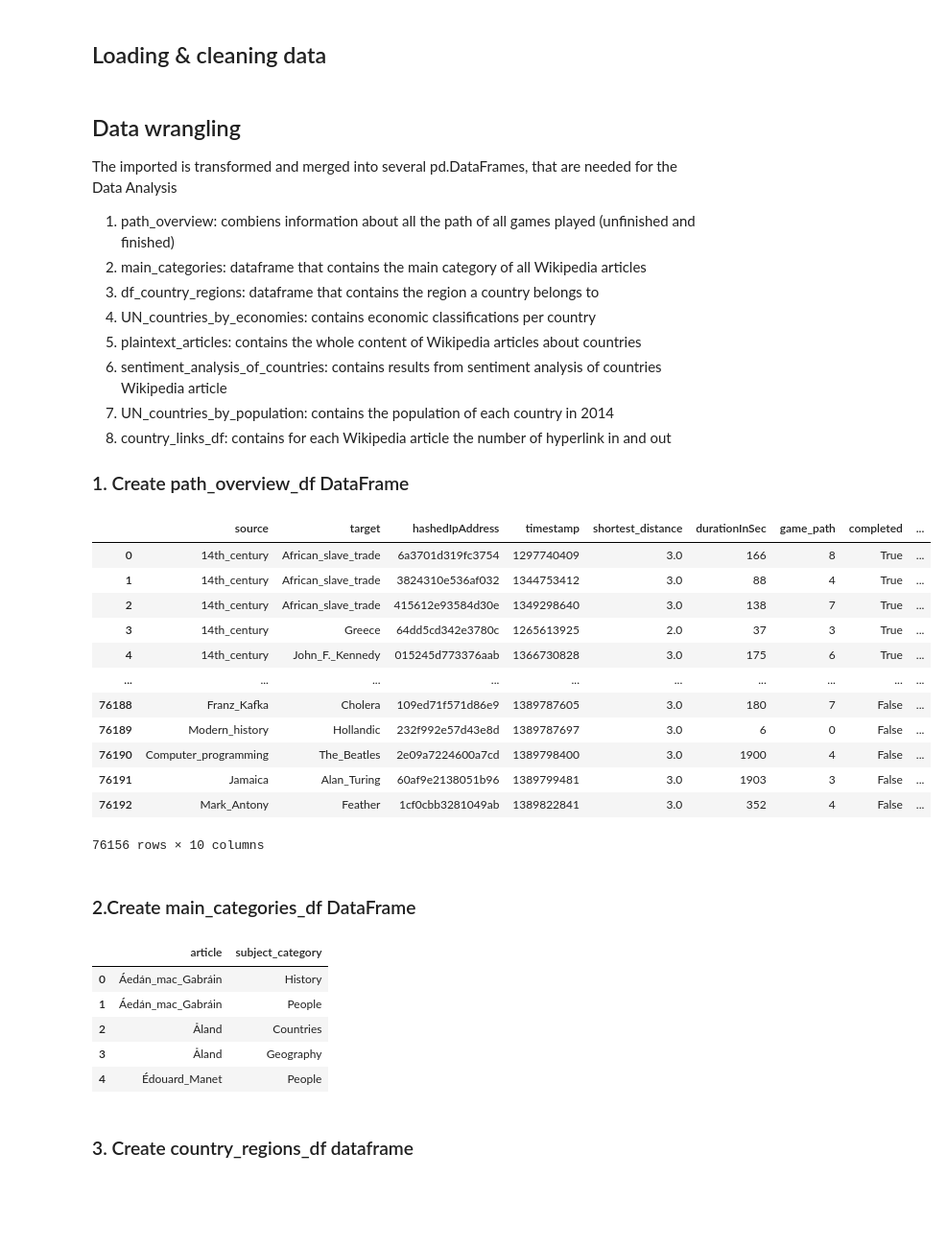
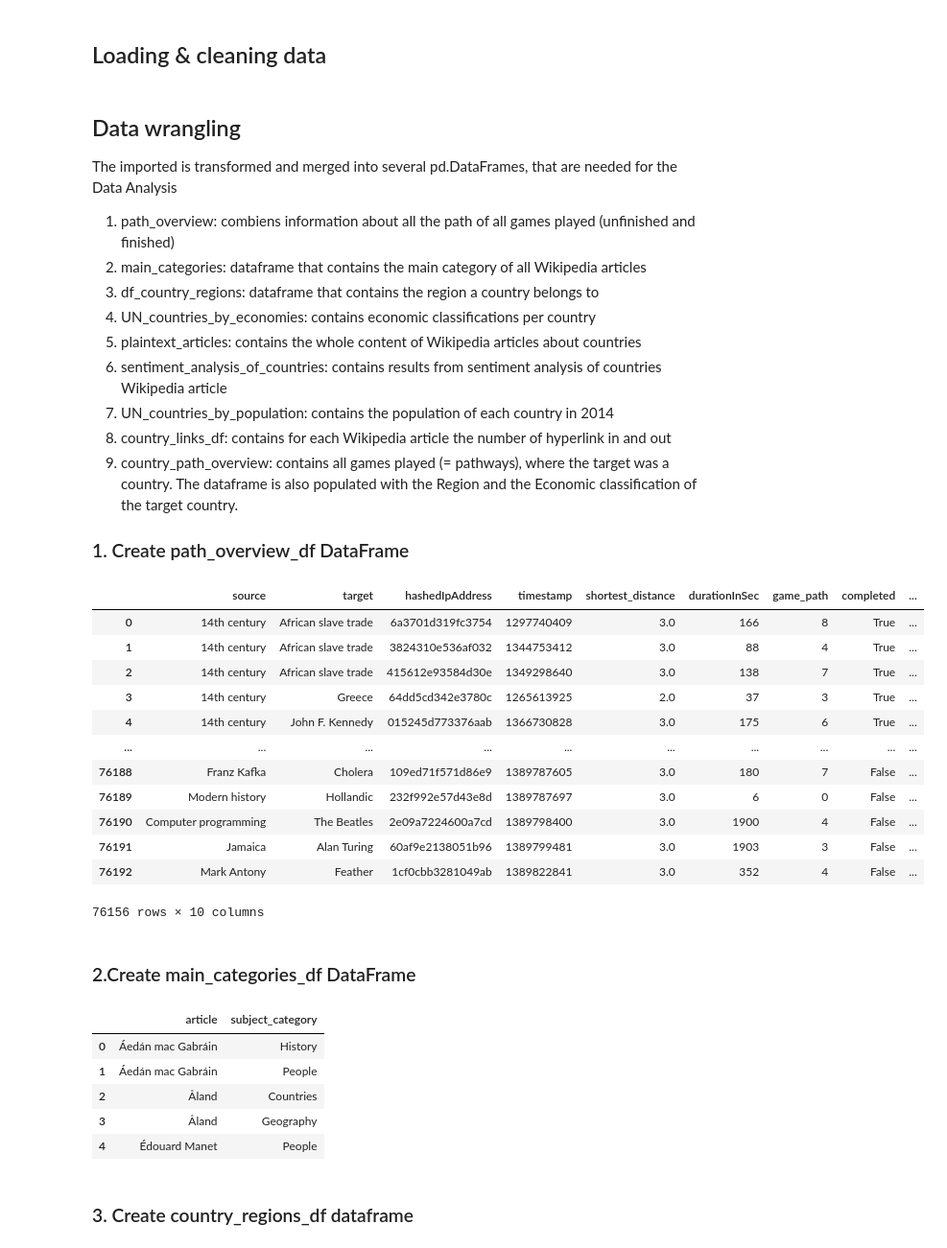
Before and after one commit to epfl-ada/ada-2023-project-jellyfish401, a Jupyter notebook: p2.ipynb, the cells around one changed output. Shown at 96% size. Drawn from its saved outputs; the diff is of its cells as text; code cells hidden in the pictures; blank space fills up the shorter version.

```diff
--- a/p2.ipynb
+++ b/p2.ipynb
@@ -96,6 +96,7 @@ The imported is transformed and merged into several pd.DataFrames, that are need
 6. sentiment_analysis_of_countries: contains results from sentiment analysis of countries Wikipedia article
 7. UN_countries_by_population: contains the population of each country in 2014
 8. country_links_df: contains for each Wikipedia article the number of hyperlink in and out
+9. country_path_overview: contains all games played (= pathways), where the target was a country. The dataframe is also populated with the Region and the Economic classification of the target country.
 
 
 
@@ -130,44 +131,48 @@ help_articles = articles.set_index("article")
 # shortest path length is added to the path_overview
 # Create a copy of the 'path_overview' DataFrame to avoid modifying the original
 path_overview_copy = path_overview.copy()
 
 # Apply the find_path_distance function to each row
 path_overview_copy['shortest_distance'] = path_overview_copy.apply(
     lambda row: hlp.find_path_distance(row['source'], row['target'], help_articles, table_distance), axis=1
 )
 
 # Update the original 'path_overview' DataFrame with the new 'shortest_distance' column
 path_overview['shortest_distance'] = path_overview_copy['shortest_distance']
 
 #remove all rows where the source or target article is not among the available articles in the dataset
 path_overview = path_overview.drop(path_overview[~(path_overview['source'].isin(articles['article'].array))].index)
 path_overview = path_overview.drop(path_overview[~(path_overview['target'].isin(articles['article'].array))].index)
 
 # remove all rows where there is no path between the source article and target article
 path_overview = path_overview.drop(path_overview[path_overview['shortest_distance'] == -1].index)
 path_overview.insert(4, 'shortest_distance', path_overview.pop('shortest_distance'))
 
 # Translating article names from URL to latin characters
 path_overview['source'].apply(unquote)
 path_overview['target'].apply(unquote)
 
 # Rename and reste index
 path_overview_df = path_overview.copy()
 
+# Changes names to be consitent from United_States to United States
+path_overview_df['source'] = [el.replace('_',' ') for el in path_overview_df['source']]
+path_overview_df['target'] = [el.replace('_',' ') for el in path_overview_df['target']]
+
 display(path_overview_df)
 # %% [output]
 |  | source | target | hashedIpAddress | timestamp | shortest_distance | durationInSec | game_path | completed | ... |
-| 0 | 14th_century | African_slave_trade | 6a3701d319fc3754 | 1297740409 | 3.0 | 166 | 8 | True | ... |
-| 1 | 14th_century | African_slave_trade | 3824310e536af032 | 1344753412 | 3.0 | 88 | 4 | True | ... |
-| 2 | 14th_century | African_slave_trade | 415612e93584d30e | 1349298640 | 3.0 | 138 | 7 | True | ... |
-| 3 | 14th_century | Greece | 64dd5cd342e3780c | 1265613925 | 2.0 | 37 | 3 | True | ... |
-| 4 | 14th_century | John_F._Kennedy | 015245d773376aab | 1366730828 | 3.0 | 175 | 6 | True | ... |
+| 0 | 14th century | African slave trade | 6a3701d319fc3754 | 1297740409 | 3.0 | 166 | 8 | True | ... |
+| 1 | 14th century | African slave trade | 3824310e536af032 | 1344753412 | 3.0 | 88 | 4 | True | ... |
+| 2 | 14th century | African slave trade | 415612e93584d30e | 1349298640 | 3.0 | 138 | 7 | True | ... |
+| 3 | 14th century | Greece | 64dd5cd342e3780c | 1265613925 | 2.0 | 37 | 3 | True | ... |
+| 4 | 14th century | John F. Kennedy | 015245d773376aab | 1366730828 | 3.0 | 175 | 6 | True | ... |
 | ... | ... | ... | ... | ... | ... | ... | ... | ... | ... |
-| 76188 | Franz_Kafka | Cholera | 109ed71f571d86e9 | 1389787605 | 3.0 | 180 | 7 | False | ... |
-| 76189 | Modern_history | Hollandic | 232f992e57d43e8d | 1389787697 | 3.0 | 6 | 0 | False | ... |
-| 76190 | Computer_programming | The_Beatles | 2e09a7224600a7cd | 1389798400 | 3.0 | 1900 | 4 | False | ... |
-| 76191 | Jamaica | Alan_Turing | 60af9e2138051b96 | 1389799481 | 3.0 | 1903 | 3 | False | ... |
-| 76192 | Mark_Antony | Feather | 1cf0cbb3281049ab | 1389822841 | 3.0 | 352 | 4 | False | ... |
+| 76188 | Franz Kafka | Cholera | 109ed71f571d86e9 | 1389787605 | 3.0 | 180 | 7 | False | ... |
+| 76189 | Modern history | Hollandic | 232f992e57d43e8d | 1389787697 | 3.0 | 6 | 0 | False | ... |
+| 76190 | Computer programming | The Beatles | 2e09a7224600a7cd | 1389798400 | 3.0 | 1900 | 4 | False | ... |
+| 76191 | Jamaica | Alan Turing | 60af9e2138051b96 | 1389799481 | 3.0 | 1903 | 3 | False | ... |
+| 76192 | Mark Antony | Feather | 1cf0cbb3281049ab | 1389822841 | 3.0 | 352 | 4 | False | ... |
 76156 rows × 10 columns
 # %% [markdown]
 ### 2.Create main_categories_df DataFrame
@@ -176,18 +181,19 @@ display(path_overview_df)
 categories = categories_load.copy()
 categories['subject_category'] = categories['category'].apply(hlp.extract_subject_category)
 
-# Create a dataFrame with only the relevant columns
+# Create a dataFrame with only the relevant columns and remove _
+categories['article'] = [el.replace('_',' ') for el in categories['article']]
 main_categories_df = categories[['article', 'subject_category']]
 
 # Display the new DataFrame
 main_categories_df.head()
 # %% [output]
 |  | article | subject_category |
-| 0 | Áedán_mac_Gabráin | History |
-| 1 | Áedán_mac_Gabráin | People |
+| 0 | Áedán mac Gabráin | History |
+| 1 | Áedán mac Gabráin | People |
 | 2 | Åland | Countries |
 | 3 | Åland | Geography |
-| 4 | Édouard_Manet | People |
+| 4 | Édouard Manet | People |
 # %% [markdown]
 ### 3. Create country_regions_df dataframe
 # %%
```
Also changed, not shown: parts of 26 cells of this notebook.
